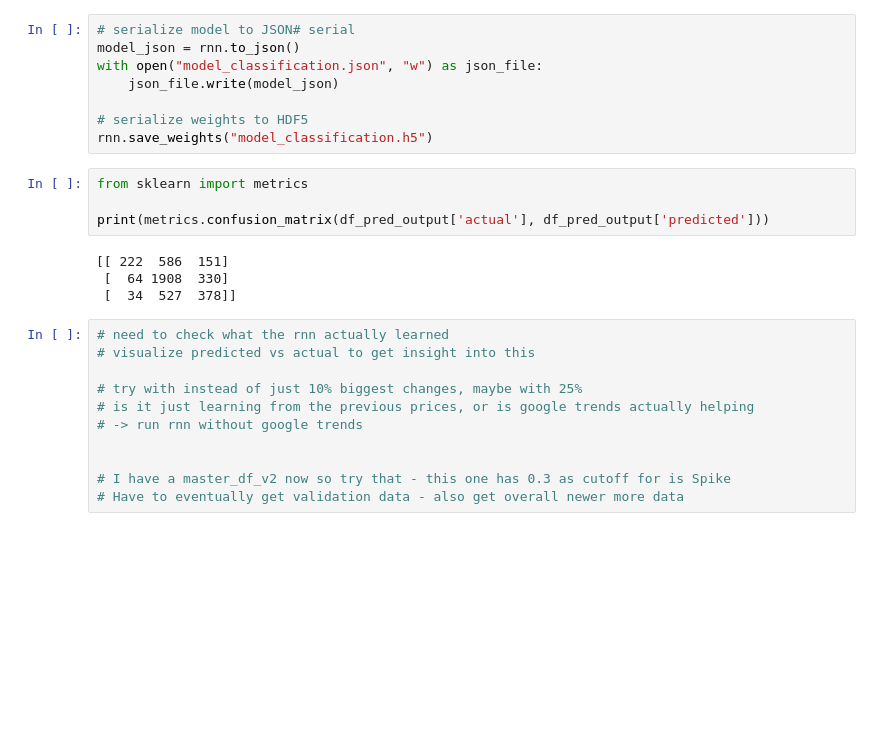
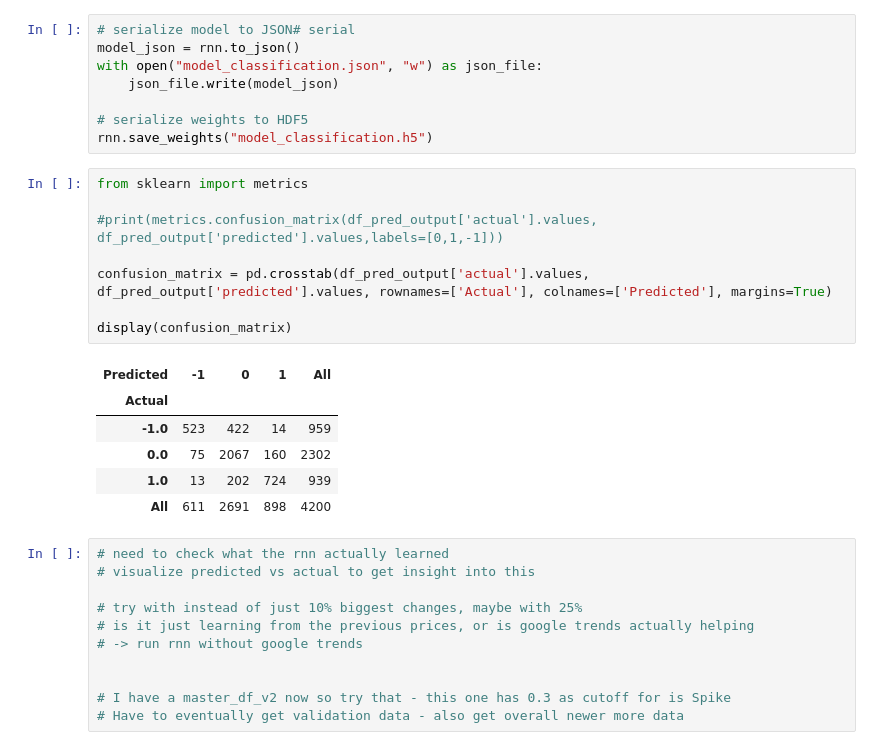
Before and after one commit to shoyasaxa/Crypto-Spikes, a Jupyter notebook: Price Spike Classification with Keras and LSTM.ipynb, the cells around one changed output. Saved outputs shown, nothing was run; the diff lists cells and outputs as text; blank space fills up the shorter version.

Commit message:
made confusion matrix

```diff
--- a/Price Spike Classification with Keras and LSTM.ipynb
+++ b/Price Spike Classification with Keras and LSTM.ipynb
@@ -390,11 +379,18 @@ rnn.save_weights("model_classification.h5")
 # %%
 from sklearn import metrics
 
-print(metrics.confusion_matrix(df_pred_output['actual'], df_pred_output['predicted']))
+#print(metrics.confusion_matrix(df_pred_output['actual'].values, df_pred_output['predicted'].values,labels=[0,1,-1]))
+
+confusion_matrix = pd.crosstab(df_pred_output['actual'].values, df_pred_output['predicted'].values, rownames=['Actual'], colnames=['Predicted'], margins=True)
+
+display(confusion_matrix)
 # %% [output]
-[[ 222  586  151]
- [  64 1908  330]
- [  34  527  378]]
+| Predicted | -1 | 0 | 1 | All |
+| Actual |  |  |  |  |
+| -1.0 | 523 | 422 | 14 | 959 |
+| 0.0 | 75 | 2067 | 160 | 2302 |
+| 1.0 | 13 | 202 | 724 | 939 |
+| All | 611 | 2691 | 898 | 4200 |
 # %%
 # need to check what the rnn actually learned
 # visualize predicted vs actual to get insight into this
```
Also changed, not shown: parts of 2 cells of this notebook, 2 other files.
